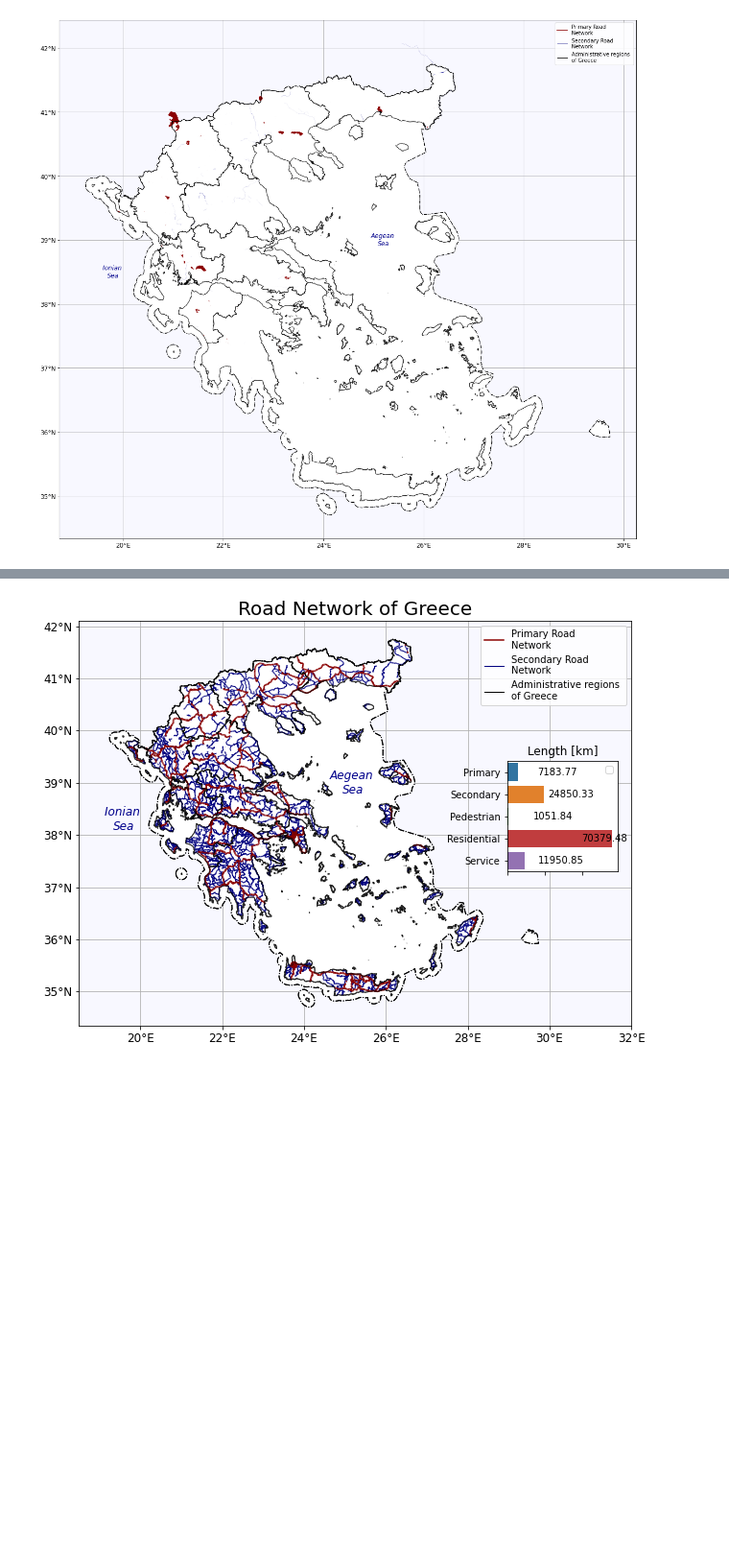
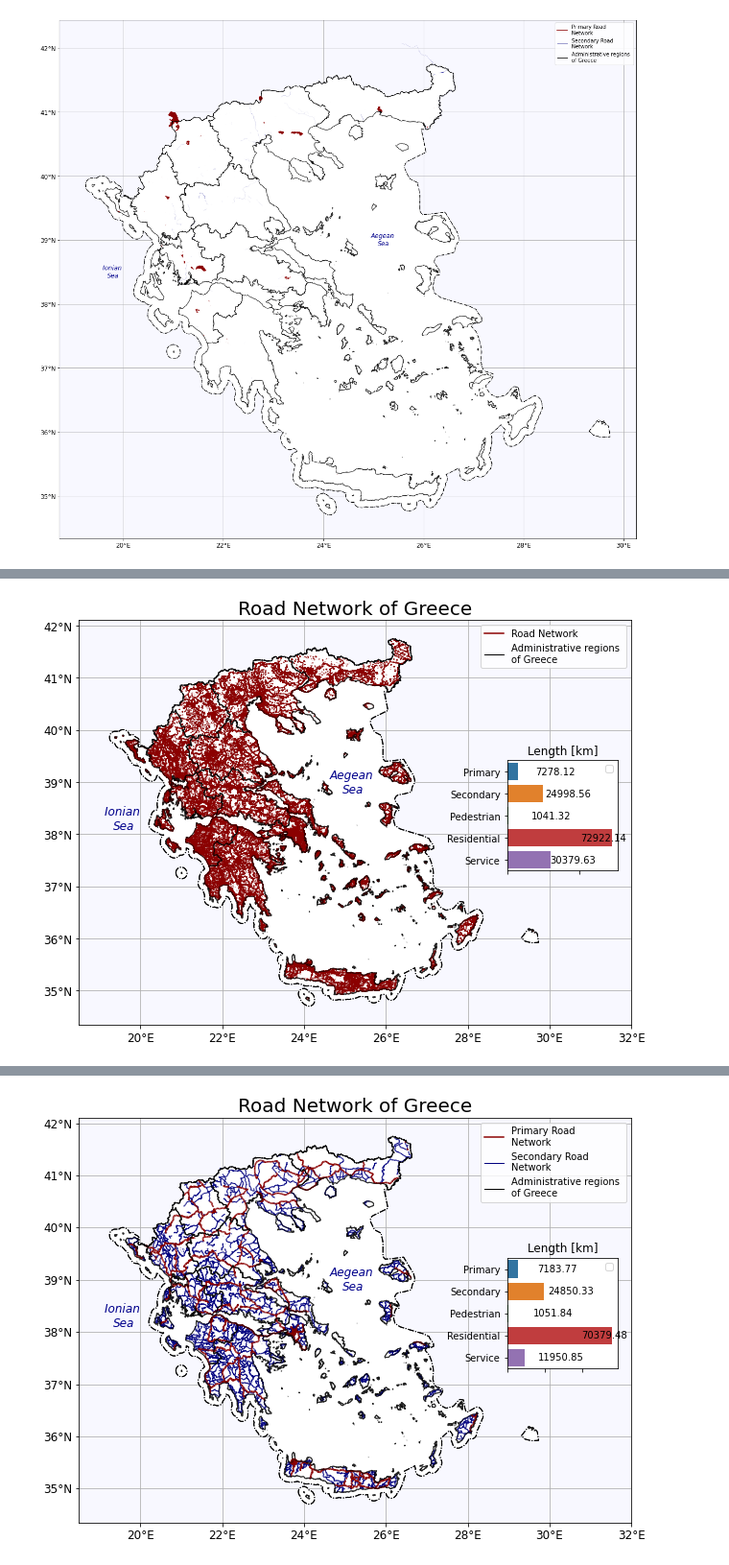
Before and after one commit to touldimos/OSM, a Jupyter notebook: Maps_OSM_Thessaloniki.ipynb, the cells around one changed output, grey strips where cells are left out. Shown at 96% size. Saved outputs shown, nothing was run; the diff lists cells and outputs as text; code cells hidden in the pictures; blank space fills up the shorter version.

```diff
--- a/Maps_OSM_Thessaloniki.ipynb
+++ b/Maps_OSM_Thessaloniki.ipynb
@@ -111,3 +199,53 @@ got the secondaries....
+# %%
+fig=plt.figure(figsize = (10, 10))
+ax = fig.add_axes([0.1, 0.1, 0.8, 0.8]) # main axes
+axes2 = fig.add_axes([0.72, 0.43, 0.16, 0.16]) # inset axes
+
+ax.plot([22.9,22.91], [40.65, 40.66], color = 'darkred', linewidth=1.5, label = 'Road Network')
+# ax.plot([22.9,22.91], [40.65, 40.66], color = 'navy', linewidth=1, label = 'Secondary Road \nNetwork')
+ax.plot([22.9,22.91], [40.65, 40.66], color = 'black', linewidth=1, label = 'Administrative regions \nof Greece')
+ax.legend()
+
+gr.plot(ax=ax, color = "white", edgecolor = 'black', ls = '-.', zorder = 8)
+gr.plot(ax=ax, color = "none", edgecolor = 'black', ls = '-.', zorder = 12)
+greece.plot(ax=ax, color = "white", edgecolor = 'black', linewidth=1, alpha = 0.6, zorder = 8)
+greece.plot(ax=ax, color = "none", edgecolor = 'black', linewidth=1, alpha = 0.6, zorder = 12)
+geo_road_gr.plot(ax=ax, color = 'darkred', linewidth=1.0, zorder = 10)
+# georoad_gr_sc.plot(ax=ax, color = 'navy', linewidth=1, zorder = 9)
+ax.text(25.2, 39, 'Aegean \nSea', style='italic', fontsize = 12, color = 'darkblue', ha='center', va='center', zorder = 12)
+ax.text(19.6, 38.3, 'Ionian \nSea', style='italic', fontsize = 12, color = 'darkblue', ha='center', va='center', zorder = 12)
+
+ax.yaxis.set_major_formatter(formatterY)
+ax.xaxis.set_major_formatter(formatterX)
+ax.tick_params(axis='both', which='major', labelsize=12)
+ax.tick_params(axis='both', which='minor', labelsize=12)
+ax.set_facecolor("ghostwhite")
+ax.set_xlim(18.5, 32)
+ax.grid()
+ax.set_title('Road Network of Greece', fontsize = 20, **hfont)
+
+# roads.plot(ax = axes2, kind="barh", zorder = 2)
+sns.barplot(y=roads.index,x=roads['lenght [km]'], data=roads,ci=95,ax=axes2)
+# plt.grid(zorder = 1)
+axes2.set_xlabel('')
+axes2.set_ylabel('')
+# axes2.set_xticks([])
+axes2.set_title('Length [km]')
+axes2.set_xticklabels([])
+axes2.legend([])
+
+patches = axes2.patches
+for label, rect in zip(labels, patches):
+    width = rect.get_width()
+    if width > 0:
+        x = rect.get_x()
+        y = rect.get_y()
+        height = rect.get_height()
+        axes2.text(x + width/2. + 30000, y + height/2., label, ha='center', va='center')
+
+plt.savefig('link6.jpg', format='jpg', dpi=1200)
+# %% [output]
+[figure, added]
 # %%
 crs = fiona.crs.from_epsg(2100)
 gr = gpd.read_file('greece.json')
```
Also changed, not shown: parts of 8 cells of this notebook.
